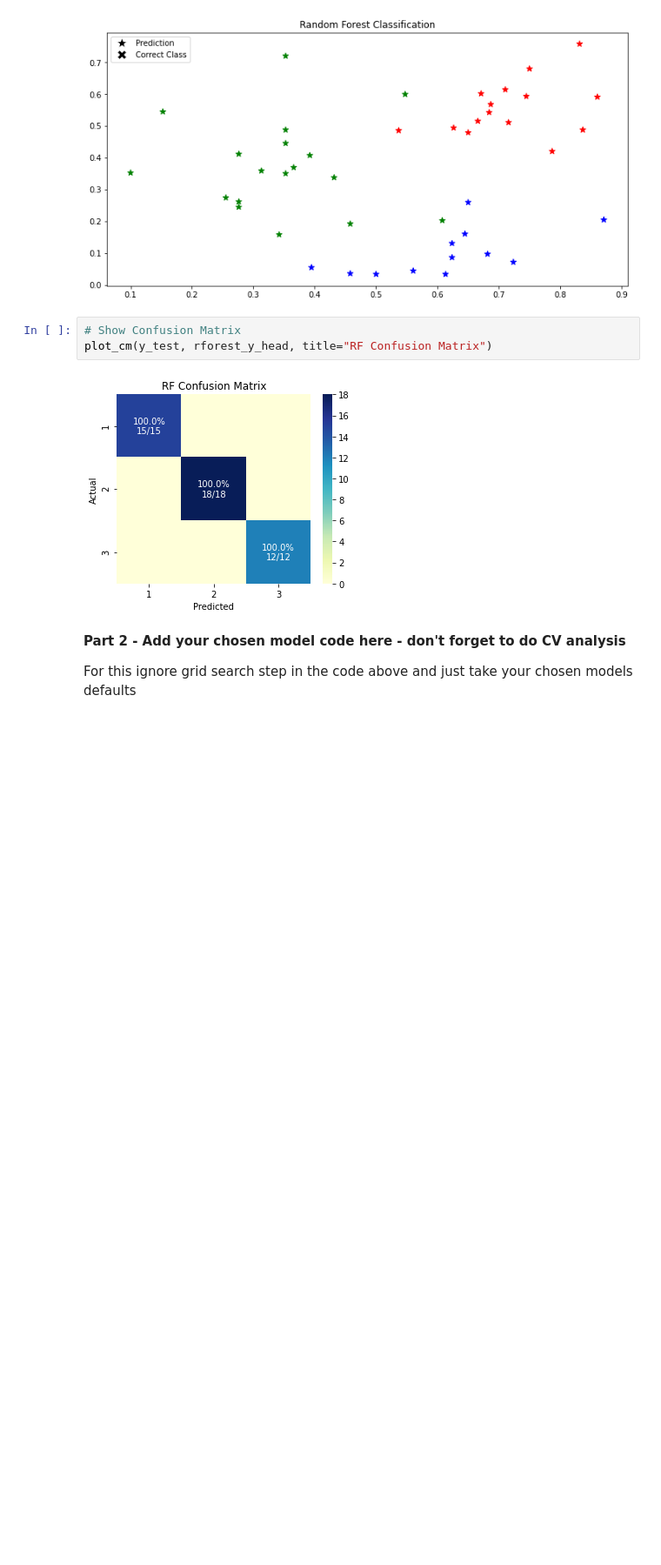
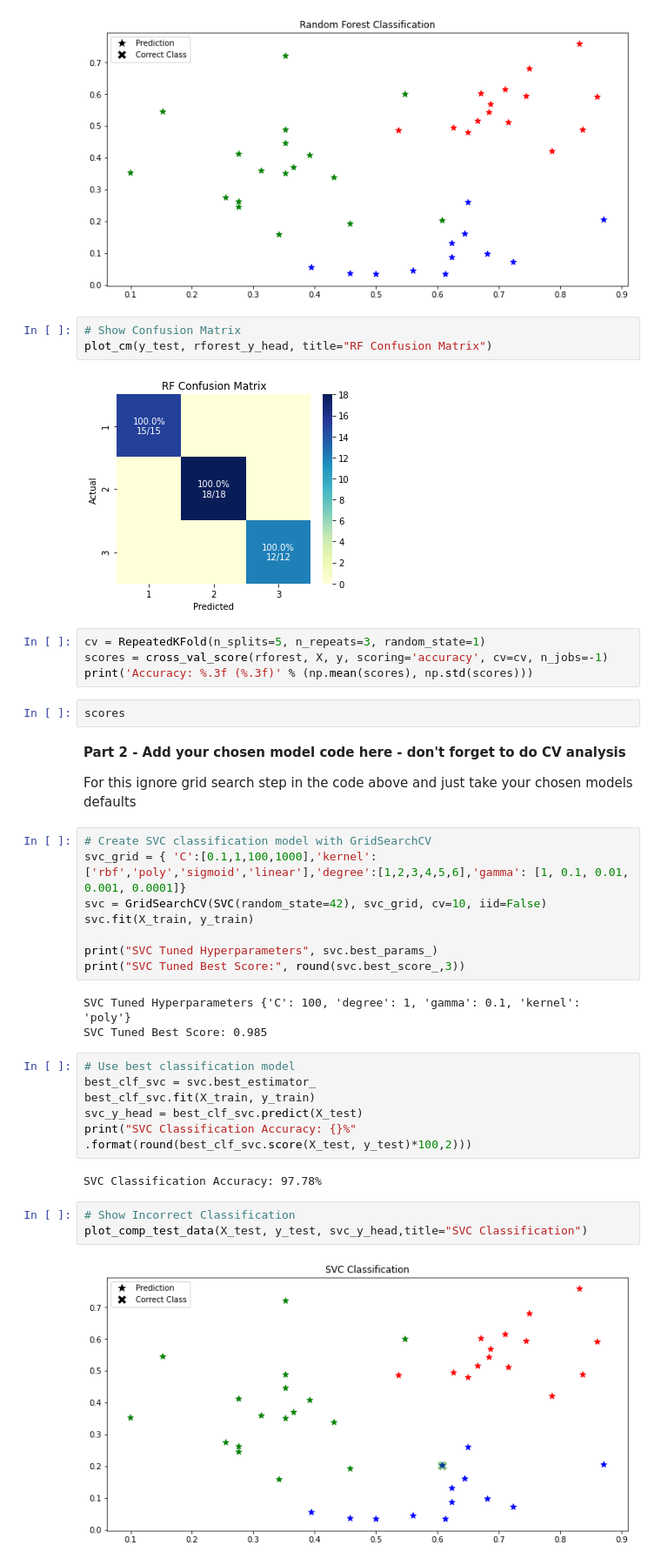
Before and after one commit to Lainey1225/tmo3, a Jupyter notebook: classification_Songlin Li_ Ting Mo.ipynb, the cells around one changed output. Shown: that part at 87% size. Saved outputs shown, nothing was run; the diff lists cells and outputs as text; blank space fills up the shorter version.

```diff
--- a/classification_Songlin Li_ Ting Mo.ipynb
+++ b/classification_Songlin Li_ Ting Mo.ipynb
@@ -300,7 +314,37 @@ plot_comp_test_data(X_test, y_test, rforest_y_head, title="Random Forest Classif
 plot_cm(y_test, rforest_y_head, title="RF Confusion Matrix")
 # %% [output]
 [figure]
+# %%
+cv = RepeatedKFold(n_splits=5, n_repeats=3, random_state=1)
+scores = cross_val_score(rforest, X, y, scoring='accuracy', cv=cv, n_jobs=-1)
+print('Accuracy: %.3f (%.3f)' % (np.mean(scores), np.std(scores)))
+# %%
+scores
 # %% [markdown]
 **Part 2 - Add your chosen model code here - don't forget to do CV analysis**
 
 For this ignore grid search step in the code above and just take your chosen models defaults
+# %%
+# Create SVC classification model with GridSearchCV
+svc_grid = { 'C':[0.1,1,100,1000],'kernel':['rbf','poly','sigmoid','linear'],'degree':[1,2,3,4,5,6],'gamma': [1, 0.1, 0.01, 0.001, 0.0001]}
+svc = GridSearchCV(SVC(random_state=42), svc_grid, cv=10, iid=False)
+svc.fit(X_train, y_train)
+
+print("SVC Tuned Hyperparameters", svc.best_params_)
+print("SVC Tuned Best Score:", round(svc.best_score_,3))
+# %% [output]
+SVC Tuned Hyperparameters {'C': 100, 'degree': 1, 'gamma': 0.1, 'kernel': 'poly'}
+SVC Tuned Best Score: 0.985
+# %%
+# Use best classification model
+best_clf_svc = svc.best_estimator_
+best_clf_svc.fit(X_train, y_train)
+svc_y_head = best_clf_svc.predict(X_test)
+print("SVC Classification Accuracy: {}%" .format(round(best_clf_svc.score(X_test, y_test)*100,2)))
+# %% [output]
+SVC Classification Accuracy: 97.78%
+# %%
+# Show Incorrect Classification
+plot_comp_test_data(X_test, y_test, svc_y_head,title="SVC Classification")
+# %% [output]
+[figure, added]
```
Also changed, not shown: parts of 6 cells of this notebook.
